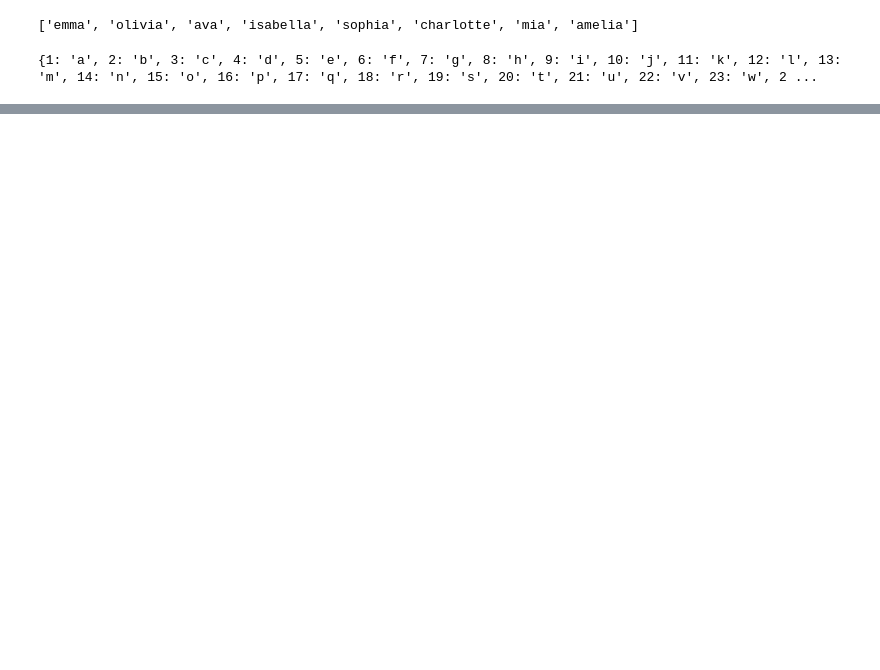
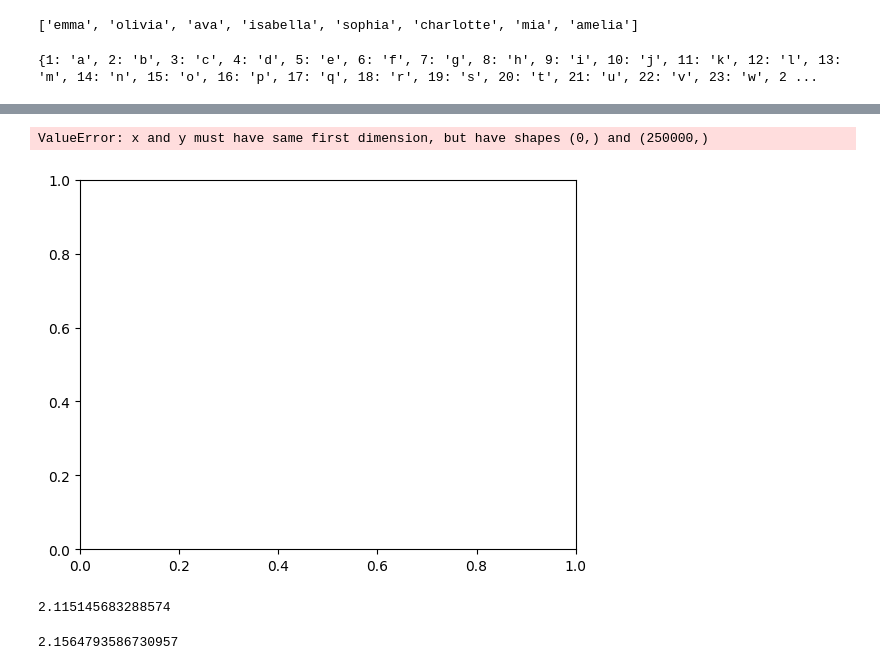
Before and after one commit to kidusabe1/MLP-for-prediction-of-next-character-, a Jupyter notebook: MLP_makemore.ipynb, the cells around one changed output, grey strips where cells are left out. Drawn from its saved outputs; the diff is of its cells as text; code cells hidden in the pictures; blank space fills up the shorter version.

```diff
--- a/MLP_makemore.ipynb
+++ b/MLP_makemore.ipynb
@@ -131,0 +127,23 @@ tensor(10.1065)
+# %%
+plt.plot(lri,lossi)
+# %% [output]
+ValueError: x and y must have same first dimension, but have shapes (0,) and (250000,)
+[figure, added]
+# %%
+# general loss evaluation using test split data
+emb = c[xtr]  #(32,3,2)
+h =torch.tanh(emb.view(emb.shape[0],30) @ w1 + b1)
+logits = h @ w2 + b2  # (32,27)
+loss= F.cross_entropy(logits, ytr)
+loss.item()
+# %% [output]
+2.115145683288574
+# %%
+# general loss evaluation using the validation split data
+emb = c[xdev]  #(32,3,2)
+h =torch.tanh(emb.view(emb.shape[0],30) @ w1 + b1)
+logits = h @ w2 + b2  # (32,27)
+loss= F.cross_entropy(logits, ydev)
+loss.item()
+# %% [output]
+2.1564793586730957
```
Also changed, not shown: parts of 11 cells of this notebook.
